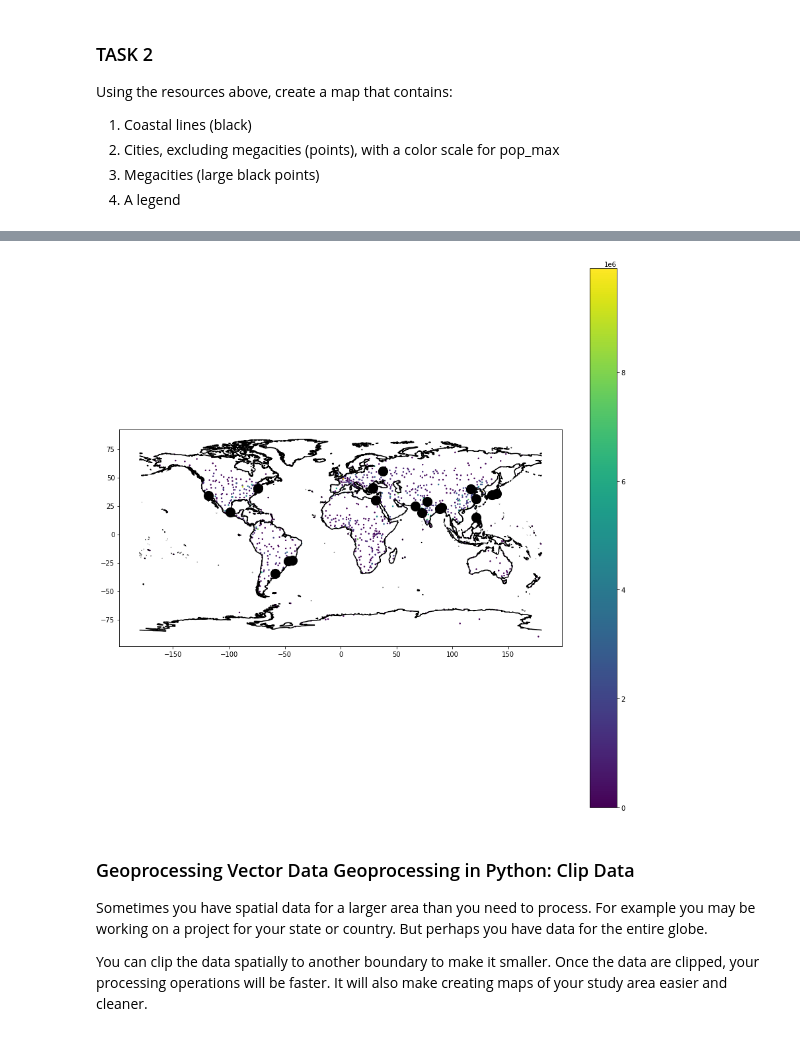
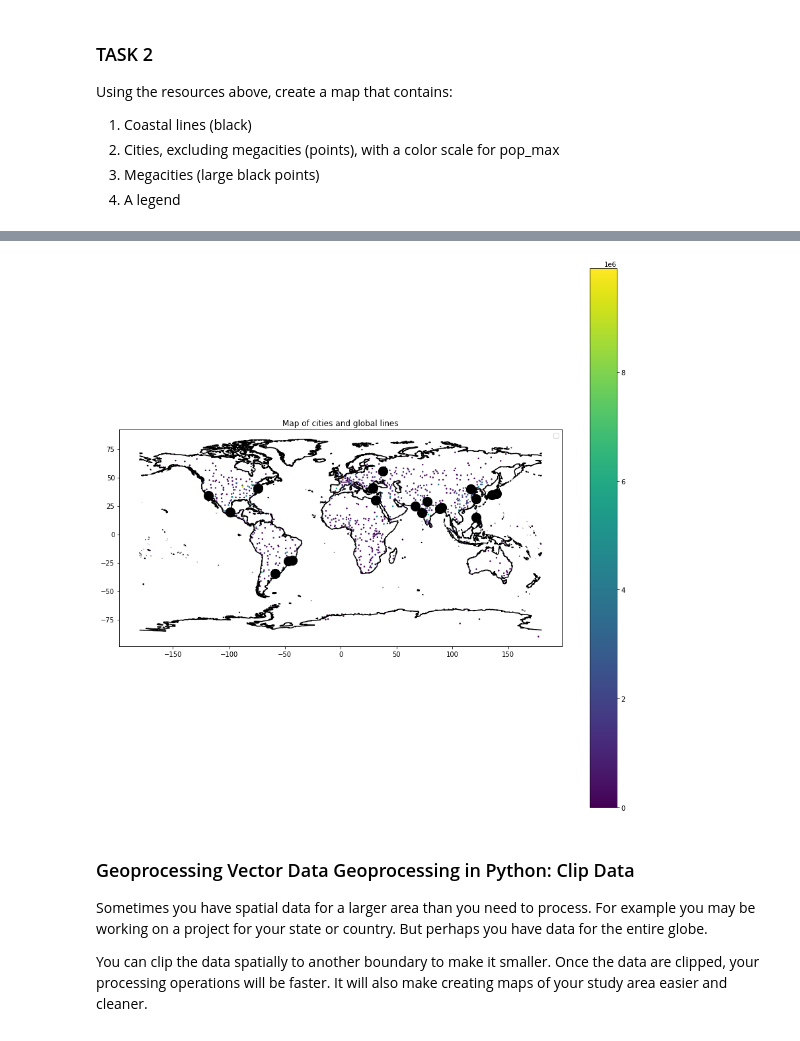
Before and after one commit to MarilynSmith1/EnvDatSci22, a Jupyter notebook: CodeSprints/VectorData101.ipynb, the cells around one changed output, grey strips where cells are left out. Cells and saved outputs as stored; diff of their text form; code cells hidden in the pictures.

```diff
--- a/CodeSprints/VectorData101.ipynb
+++ b/CodeSprints/VectorData101.ipynb
@@ -383,7 +402,10 @@ coastlines.plot(ax=ax1,
 regacities.plot(column = regacities.pop_max, ax=ax1, legend = True, markersize = 2)
 megacities.plot(color = 'black', markersize = 200, ax=ax1)
 
-plt.legend('coastlines','megacities','regacities')
+#plt.legend('coastlines','megacities','regacities')
+
+
+plt.legend()
 
 ax1.set(title="Map of cities and global lines")
 plt.show()
@@ -392,4 +414,4 @@ TypeError: ignored
-[figure, old version]
+[figure, new version]
 # %% [markdown]
 ### Geoprocessing Vector Data Geoprocessing in Python: Clip Data
 Sometimes you have spatial data for a larger area than you need to process. For example you may be working on a project for your state or country. But perhaps you have data for the entire globe.
```
Also changed, not shown: parts of 20 cells of this notebook.
